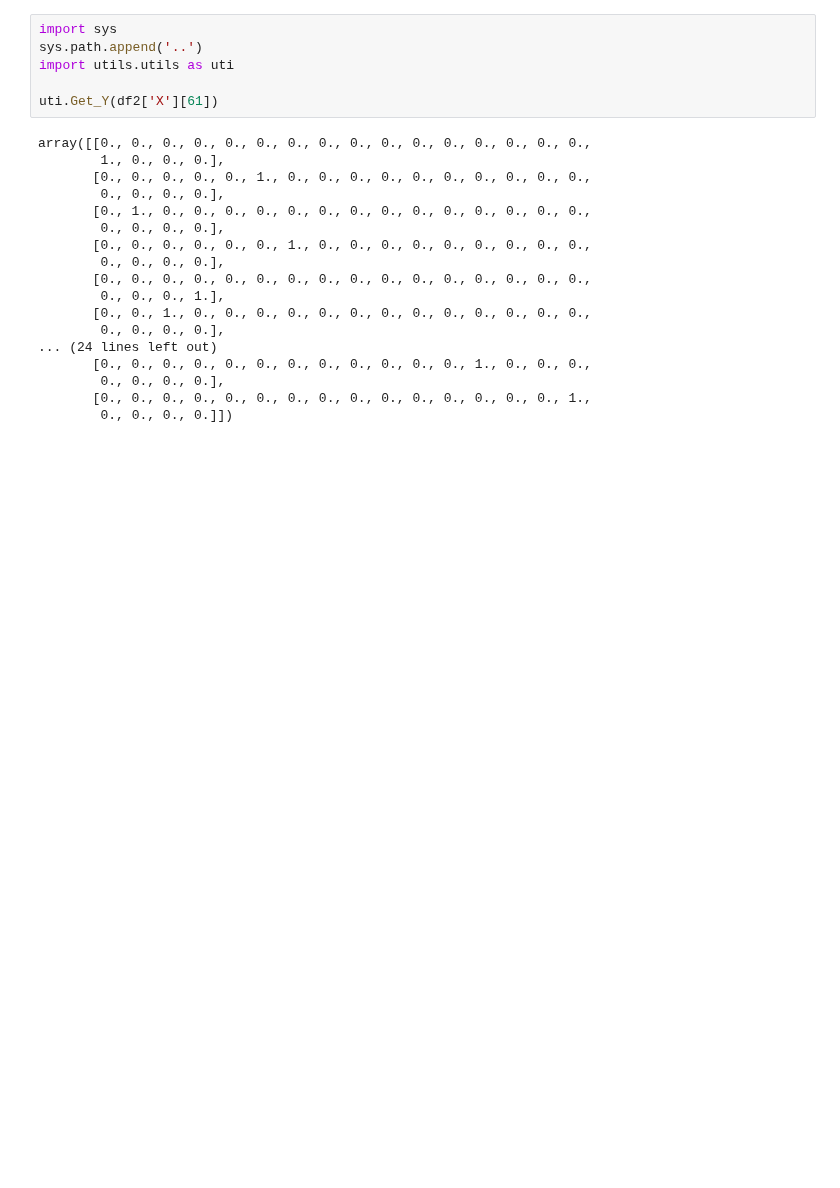
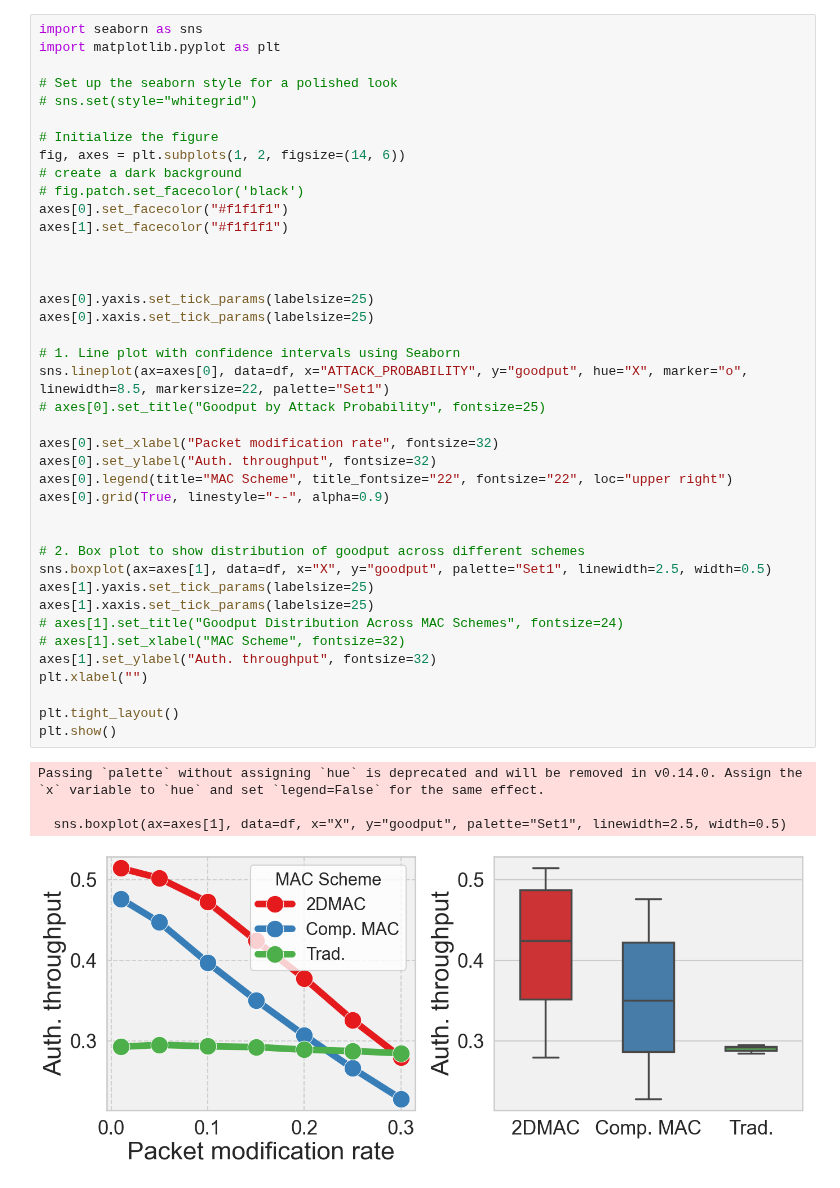
Before and after one commit to mkashani-phd/OptiMAC, a Jupyter notebook: UDP Demo/Analyzing_Result.ipynb, the cells around one changed output. Saved outputs shown, nothing was run; the diff lists cells and outputs as text; blank space fills up the shorter version.

```diff
--- a/UDP Demo/Analyzing_Result.ipynb
+++ b/UDP Demo/Analyzing_Result.ipynb
@@ -147,24 +169,45 @@ dict_keys(['X', 'Y', 'KEY', 'DIGESTMOD', 'PAYLOAD_SIZE_BYTE', 'QUALITY', 'ATTACK
-# %%
-import sys
-sys.path.append('..')
-import utils.utils as uti
-
-uti.Get_Y(df2['X'][61])
-# %% [output]
-array([[0., 0., 0., 0., 0., 0., 0., 0., 0., 0., 0., 0., 0., 0., 0., 0.,
-        1., 0., 0., 0.],
-       [0., 0., 0., 0., 0., 1., 0., 0., 0., 0., 0., 0., 0., 0., 0., 0.,
-        0., 0., 0., 0.],
-       [0., 1., 0., 0., 0., 0., 0., 0., 0., 0., 0., 0., 0., 0., 0., 0.,
-        0., 0., 0., 0.],
-       [0., 0., 0., 0., 0., 0., 1., 0., 0., 0., 0., 0., 0., 0., 0., 0.,
-        0., 0., 0., 0.],
-       [0., 0., 0., 0., 0., 0., 0., 0., 0., 0., 0., 0., 0., 0., 0., 0.,
-        0., 0., 0., 1.],
-       [0., 0., 1., 0., 0., 0., 0., 0., 0., 0., 0., 0., 0., 0., 0., 0.,
-        0., 0., 0., 0.],
-... (24 lines left out)
-       [0., 0., 0., 0., 0., 0., 0., 0., 0., 0., 0., 0., 1., 0., 0., 0.,
-        0., 0., 0., 0.],
-       [0., 0., 0., 0., 0., 0., 0., 0., 0., 0., 0., 0., 0., 0., 0., 1.,
-        0., 0., 0., 0.]])
+# %%
+import seaborn as sns
+import matplotlib.pyplot as plt
+
+# Set up the seaborn style for a polished look
+# sns.set(style="whitegrid")
+
+# Initialize the figure
+fig, axes = plt.subplots(1, 2, figsize=(14, 6))
+# create a dark background
+# fig.patch.set_facecolor('black')
+axes[0].set_facecolor("#f1f1f1")
+axes[1].set_facecolor("#f1f1f1")
+
+
+
+axes[0].yaxis.set_tick_params(labelsize=25)
+axes[0].xaxis.set_tick_params(labelsize=25)
+
+# 1. Line plot with confidence intervals using Seaborn
+sns.lineplot(ax=axes[0], data=df, x="ATTACK_PROBABILITY", y="goodput", hue="X", marker="o", linewidth=8.5, markersize=22, palette="Set1")
+# axes[0].set_title("Goodput by Attack Probability", fontsize=25)
+
+axes[0].set_xlabel("Packet modification rate", fontsize=32)
+axes[0].set_ylabel("Auth. throughput", fontsize=32)
+axes[0].legend(title="MAC Scheme", title_fontsize="22", fontsize="22", loc="upper right")
+axes[0].grid(True, linestyle="--", alpha=0.9)
+
+
+# 2. Box plot to show distribution of goodput across different schemes
+sns.boxplot(ax=axes[1], data=df, x="X", y="goodput", palette="Set1", linewidth=2.5, width=0.5)
+axes[1].yaxis.set_tick_params(labelsize=25)
+axes[1].xaxis.set_tick_params(labelsize=25)
+# axes[1].set_title("Goodput Distribution Across MAC Schemes", fontsize=24)
+# axes[1].set_xlabel("MAC Scheme", fontsize=32)
+axes[1].set_ylabel("Auth. throughput", fontsize=32)
+plt.xlabel("")
+
+plt.tight_layout()
+plt.show()
+# %% [output]
+Passing `palette` without assigning `hue` is deprecated and will be removed in v0.14.0. Assign the `x` variable to `hue` and set `legend=False` for the same effect.
+
+  sns.boxplot(ax=axes[1], data=df, x="X", y="goodput", palette="Set1", linewidth=2.5, width=0.5)
+[figure, added]
```
Also changed, not shown: parts of 5 cells of this notebook, 3 other files.
